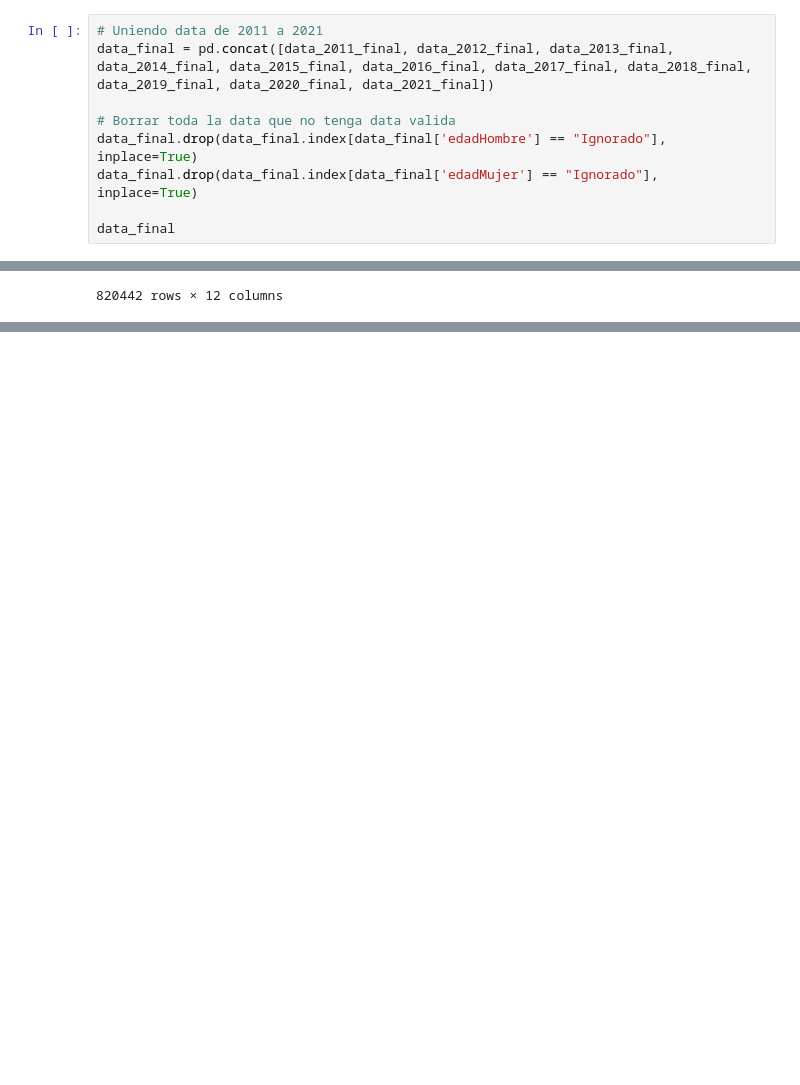
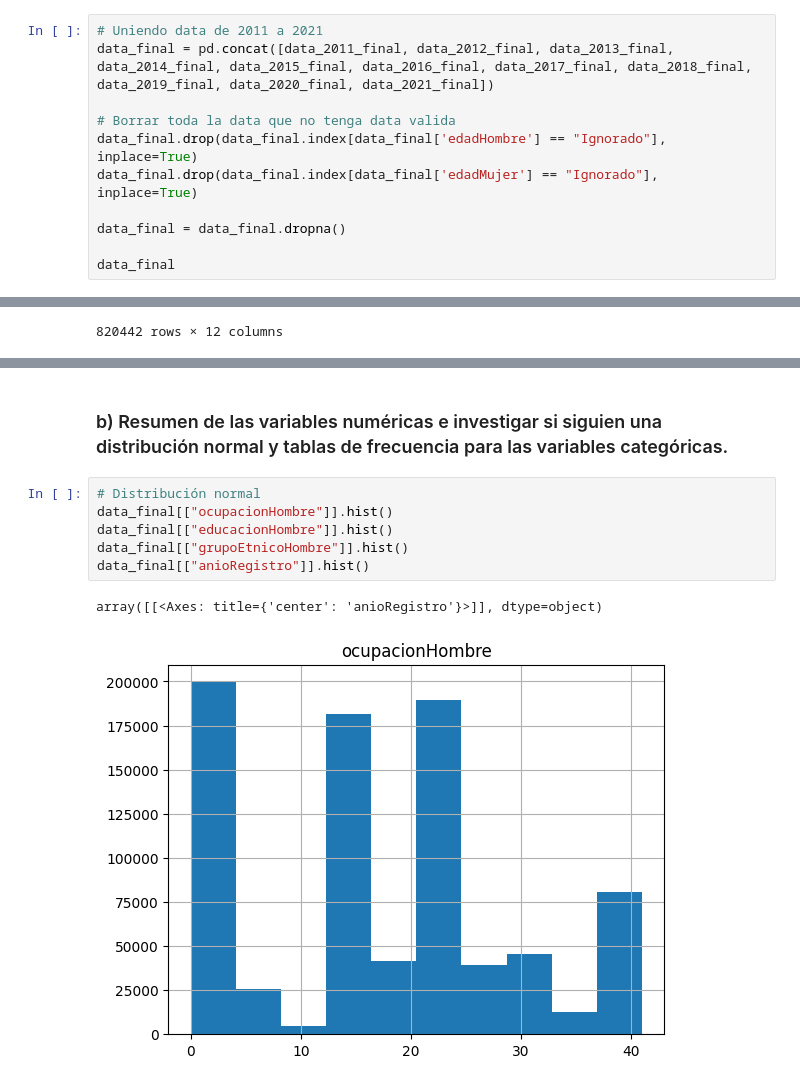
Before and after one commit to MGonza20/Proyecto1_MD, a Jupyter notebook: proyecto_final.ipynb, the cells around one changed output, grey strips where cells are left out. Cells and saved outputs as stored; diff of their text form; blank space fills up the shorter version.

Commit message:
Normal distribution

```diff
--- a/proyecto_final.ipynb
+++ b/proyecto_final.ipynb
@@ -886,6 +893,8 @@ data_final = pd.concat([data_2011_final, data_2012_final, data_2013_final, data_
 data_final.drop(data_final.index[data_final['edadHombre'] == "Ignorado"], inplace=True)
 data_final.drop(data_final.index[data_final['edadMujer'] == "Ignorado"], inplace=True)
 
+data_final = data_final.dropna()
+
 data_final
 # %% [output]
 |  | ocupacionHombre | ocupacionMujer | claseUnion | grupoEtnicoHombre | grupoEtnicoMujer | edadHombre | ... |
@@ -903,0 +928,11 @@ data_final
+# %% [markdown]
+### b) Resumen de las variables numéricas e investigar si siguien una distribución normal y tablas de frecuencia para las variables categóricas.
+# %%
+# Distribución normal
+data_final[["ocupacionHombre"]].hist()
+data_final[["educacionHombre"]].hist()
+data_final[["grupoEtnicoHombre"]].hist()
+data_final[["anioRegistro"]].hist()
+# %% [output]
+array([[<Axes: title={'center': 'anioRegistro'}>]], dtype=object)
+[figure, added]
```
Also changed, not shown: parts of 13 cells of this notebook.
